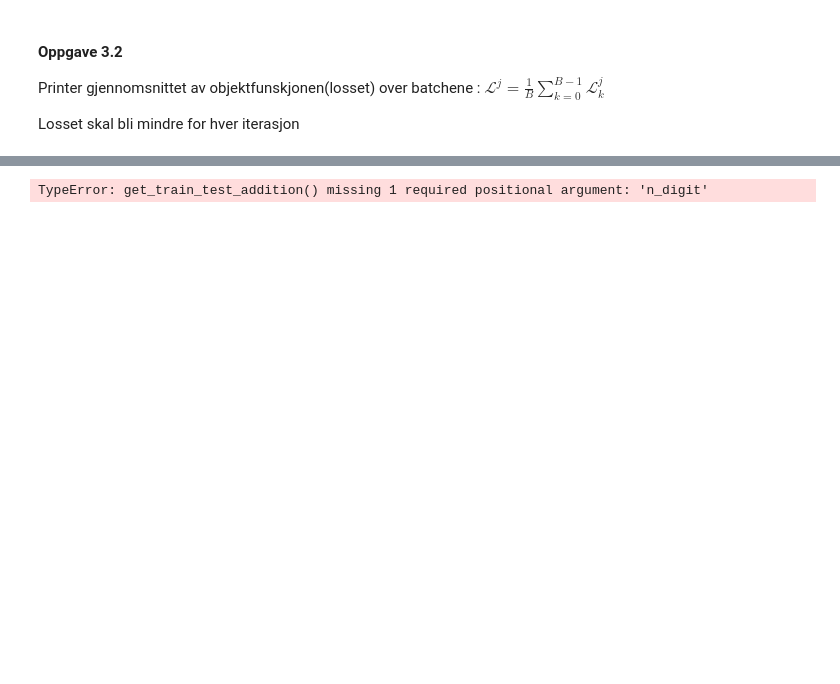
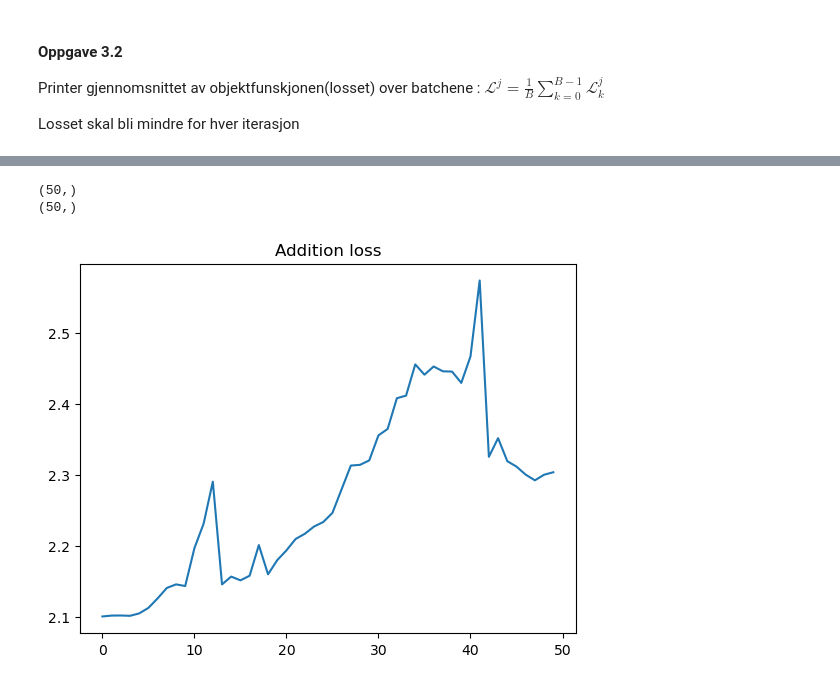
Before and after one commit to hannaroed/Vitber-indmat, a Jupyter notebook: file.ipynb, the cells around one changed output, grey strips where cells are left out. Cells and saved outputs as stored; diff of their text form; code cells hidden in the pictures; blank space fills up the shorter version.

```diff
--- a/file.ipynb
+++ b/file.ipynb
@@ -189,5 +177,19 @@ plt.show()
 # %%
 test_model_add = make_model(r=6, d=30, m=10, L=3, p=40, k=20)
-addition_data = get_train_test_addition(n_digit=2, samples_per_batch=250, n_batches_train=20, n_batches_test=20)
+addition_data = get_train_test_addition(n_digit=2, samples_per_batch=50, n_batches_train=20, n_batches_test=20)
+
+trained_model_add, _ = training_addition(test_model_add, CrossEntropy(), Adam(), addition_data, 10, n_epochs=50)
+_, mean_loss_arr_add = training_addition(test_model_add, CrossEntropy(), Adam(), addition_data, 10, n_epochs=50)
+
+iter = np.arange(50)
+print(iter.shape)
+print(mean_loss_arr_add.shape)
+
+
+plt.title("Addition loss")
+plt.plot(iter, mean_loss_arr_add)
+plt.show()
 # %% [output]
-TypeError: get_train_test_addition() missing 1 required positional argument: 'n_digit'
+(50,)
+(50,)
+[figure, added]
```
Also changed, not shown: parts of 1 cell of this notebook, 1 other file.
